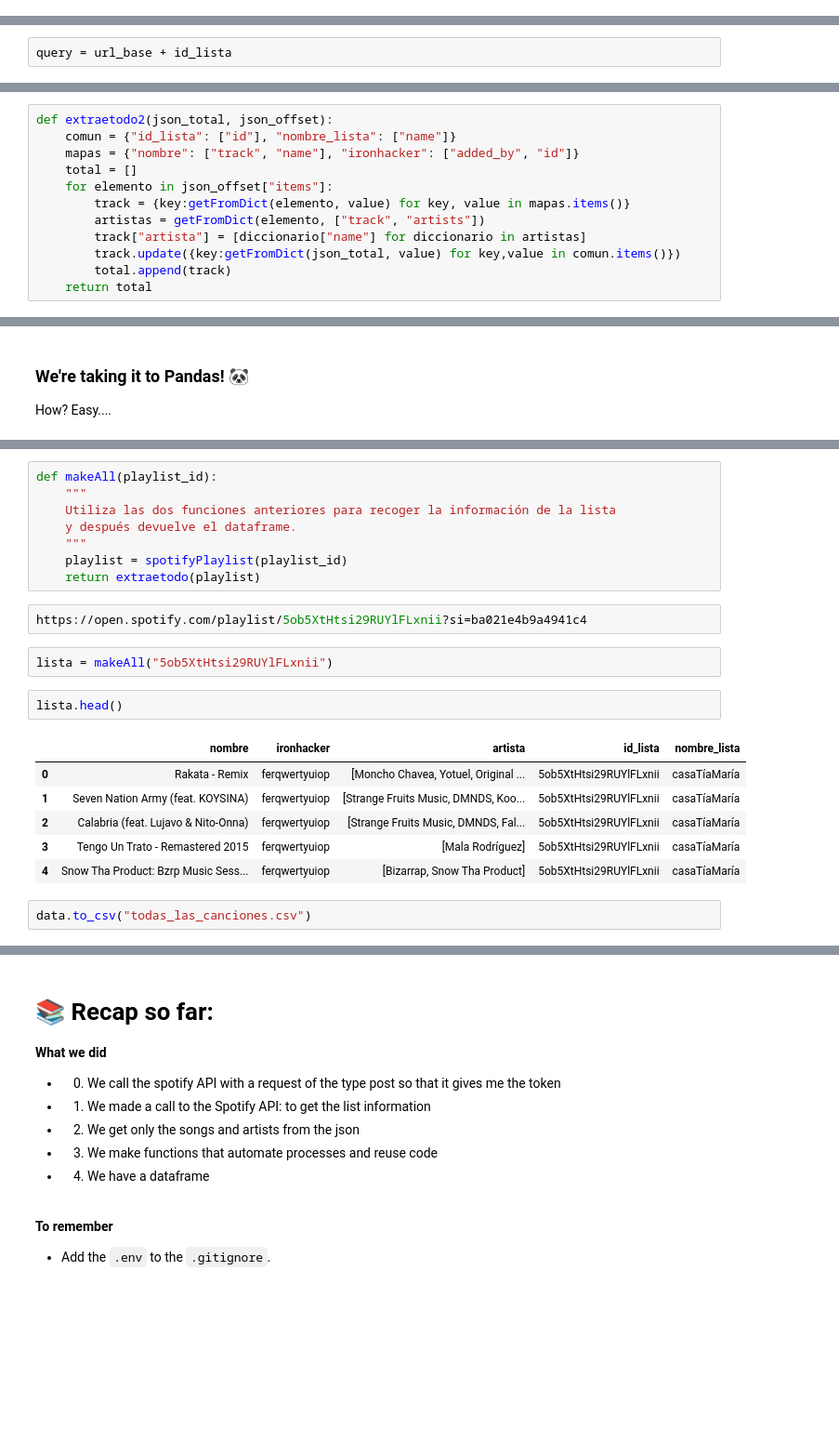
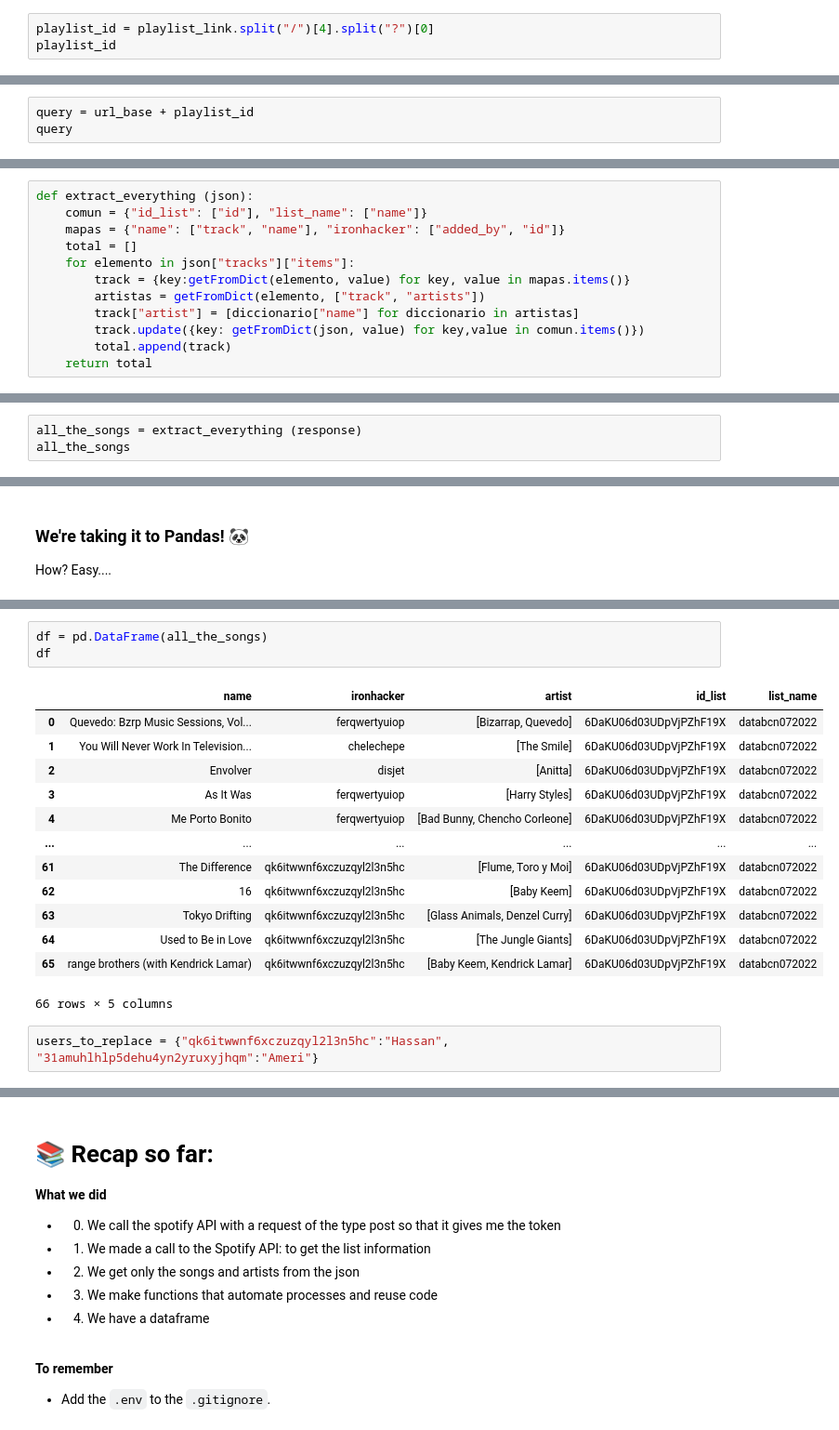
Before and after one commit to VeniceHartwell/lectures, a Jupyter notebook: week-6/04 - ETL & NLP/ETL I - Extraction and tranformation.ipynb, the cells around one changed output, grey strips where cells are left out. Shown at 93% size. Saved outputs shown, nothing was run; the diff lists cells and outputs as text; blank space fills up the shorter version.

```diff
--- a/week-6/04 - ETL & NLP/ETL I - Extraction and tranformation.ipynb
+++ b/week-6/04 - ETL & NLP/ETL I - Extraction and tranformation.ipynb
@@ -161,0 +197,3 @@ https://open.spotify.com/track/5Q27cpHUDQPttnB0xH7oBh?si=0f3cd50faf064282
+# %%
+playlist_id = playlist_link.split("/")[4].split("?")[0]
+playlist_id
@@ -170,2 +208,3 @@ The ID of the list from which we want to make the request
 # %%
-query = url_base + id_lista
+query = url_base + playlist_id
+query
@@ -220,12 +242,12 @@ We have realized that the second json was different because of the offset and it
 # %%
-def extraetodo2(json_total, json_offset):
-    comun = {"id_lista": ["id"], "nombre_lista": ["name"]}
-    mapas = {"nombre": ["track", "name"], "ironhacker": ["added_by", "id"]}
+def extract_everything (json):
+    comun = {"id_list": ["id"], "list_name": ["name"]}
+    mapas = {"name": ["track", "name"], "ironhacker": ["added_by", "id"]}
     total = []
-    for elemento in json_offset["items"]:
+    for elemento in json["tracks"]["items"]:
         track = {key:getFromDict(elemento, value) for key, value in mapas.items()}
         artistas = getFromDict(elemento, ["track", "artists"])
-        track["artista"] = [diccionario["name"] for diccionario in artistas]
-        track.update({key:getFromDict(json_total, value) for key,value in comun.items()})
+        track["artist"] = [diccionario["name"] for diccionario in artistas]
+        track.update({key: getFromDict(json, value) for key,value in comun.items()})
         total.append(track)
     return total
@@ -233,0 +254,3 @@ def extraetodo2(json_total, json_offset):
+# %%
+all_the_songs = extract_everything (response)
+all_the_songs
@@ -284,23 +282,19 @@ def extraetodo(json):
-# %%
-def makeAll(playlist_id):
-    """
-    Utiliza las dos funciones anteriores para recoger la información de la lista
-    y después devuelve el dataframe.
-    """
-    playlist = spotifyPlaylist(playlist_id)
-    return extraetodo(playlist)
-# %%
-https://open.spotify.com/playlist/5ob5XtHtsi29RUYlFLxnii?si=ba021e4b9a4941c4
-# %%
-lista = makeAll("5ob5XtHtsi29RUYlFLxnii")
-# %%
-lista.head()
-# %% [output]
-|  | nombre | ironhacker | artista | id_lista | nombre_lista |
-| 0 | Rakata - Remix | ferqwertyuiop | [Moncho Chavea, Yotuel, Original ... | 5ob5XtHtsi29RUYlFLxnii | casaTíaMaría |
-| 1 | Seven Nation Army (feat. KOYSINA) | ferqwertyuiop | [Strange Fruits Music, DMNDS, Koo... | 5ob5XtHtsi29RUYlFLxnii | casaTíaMaría |
-| 2 | Calabria (feat. Lujavo & Nito-Onna) | ferqwertyuiop | [Strange Fruits Music, DMNDS, Fal... | 5ob5XtHtsi29RUYlFLxnii | casaTíaMaría |
-| 3 | Tengo Un Trato - Remastered 2015 | ferqwertyuiop | [Mala Rodríguez] | 5ob5XtHtsi29RUYlFLxnii | casaTíaMaría |
-| 4 | Snow Tha Product: Bzrp Music Sess... | ferqwertyuiop | [Bizarrap, Snow Tha Product] | 5ob5XtHtsi29RUYlFLxnii | casaTíaMaría |
-# %%
-data.to_csv("todas_las_canciones.csv")
+# %%
+df = pd.DataFrame(all_the_songs)
+df
+# %% [output]
+|  | name | ironhacker | artist | id_list | list_name |
+| 0 | Quevedo: Bzrp Music Sessions, Vol... | ferqwertyuiop | [Bizarrap, Quevedo] | 6DaKU06d03UDpVjPZhF19X | databcn072022 |
+| 1 | You Will Never Work In Television... | chelechepe | [The Smile] | 6DaKU06d03UDpVjPZhF19X | databcn072022 |
+| 2 | Envolver | disjet | [Anitta] | 6DaKU06d03UDpVjPZhF19X | databcn072022 |
+| 3 | As It Was | ferqwertyuiop | [Harry Styles] | 6DaKU06d03UDpVjPZhF19X | databcn072022 |
+| 4 | Me Porto Bonito | ferqwertyuiop | [Bad Bunny, Chencho Corleone] | 6DaKU06d03UDpVjPZhF19X | databcn072022 |
+| ... | ... | ... | ... | ... | ... |
+| 61 | The Difference | qk6itwwnf6xczuzqyl2l3n5hc | [Flume, Toro y Moi] | 6DaKU06d03UDpVjPZhF19X | databcn072022 |
+| 62 | 16 | qk6itwwnf6xczuzqyl2l3n5hc | [Baby Keem] | 6DaKU06d03UDpVjPZhF19X | databcn072022 |
+| 63 | Tokyo Drifting | qk6itwwnf6xczuzqyl2l3n5hc | [Glass Animals, Denzel Curry] | 6DaKU06d03UDpVjPZhF19X | databcn072022 |
+| 64 | Used to Be in Love | qk6itwwnf6xczuzqyl2l3n5hc | [The Jungle Giants] | 6DaKU06d03UDpVjPZhF19X | databcn072022 |
+| 65 | range brothers (with Kendrick Lamar) | qk6itwwnf6xczuzqyl2l3n5hc | [Baby Keem, Kendrick Lamar] | 6DaKU06d03UDpVjPZhF19X | databcn072022 |
+66 rows × 5 columns
+# %%
+users_to_replace = {"qk6itwwnf6xczuzqyl2l3n5hc":"Hassan", "31amuhlhlp5dehu4yn2yruxyjhqm":"Ameri"}
```
Also changed, not shown: parts of 138 cells of this notebook, 1 other file.
